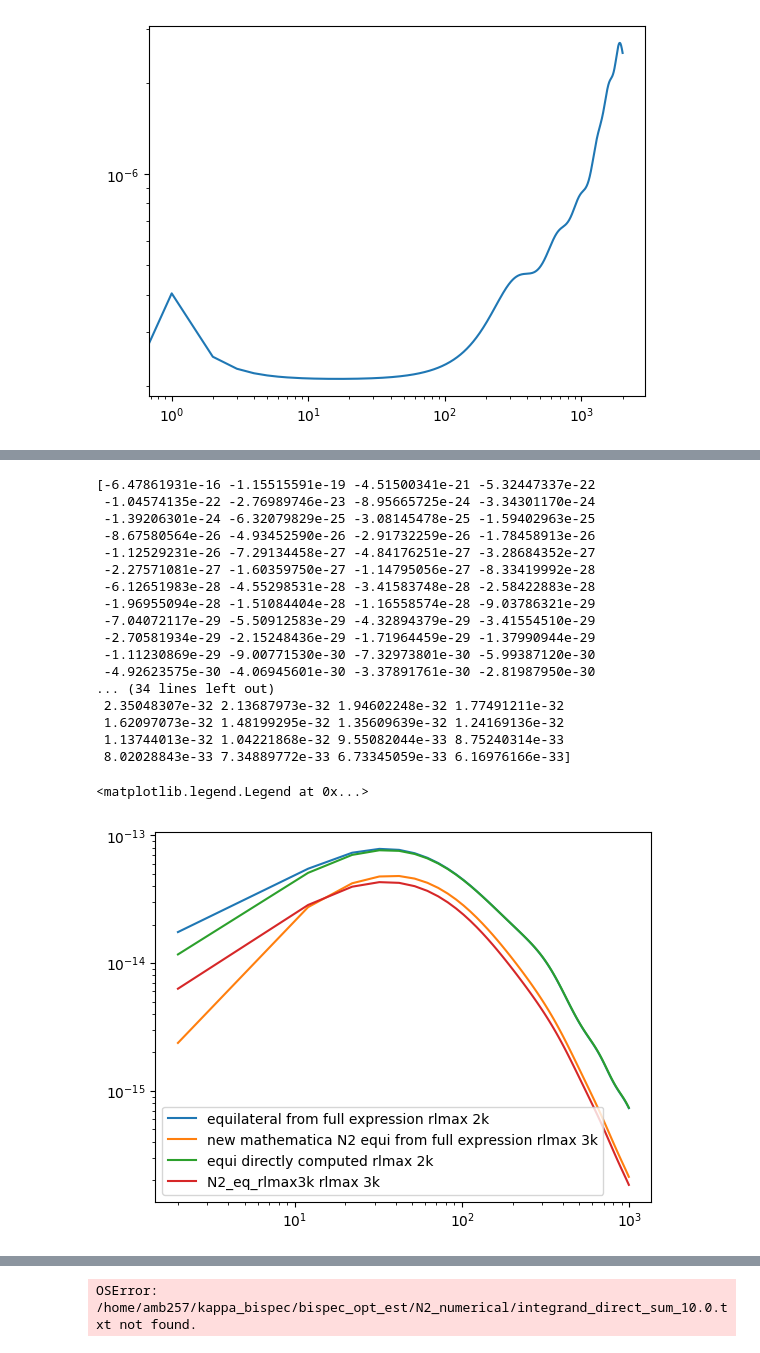
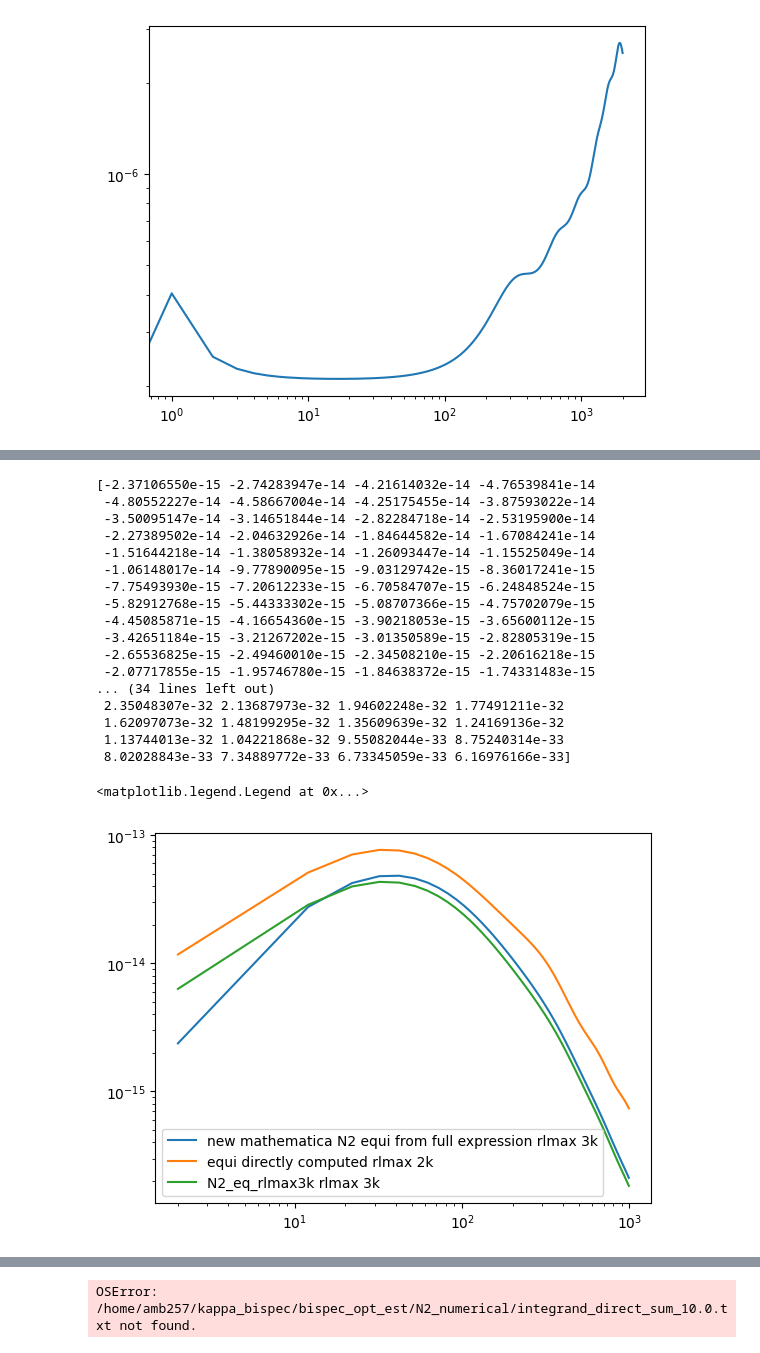
Before and after one commit to aleksandrbowkis/bispec_opt_est, a Jupyter notebook: N2_numerical/N2_tests.ipynb, the cells around one changed output, grey strips where cells are left out. Saved outputs shown, nothing was run; the diff lists cells and outputs as text; code cells hidden in the pictures.

```diff
--- a/N2_numerical/N2_tests.ipynb
+++ b/N2_numerical/N2_tests.ipynb
@@ -149,34 +151,32 @@ plt.legend()
 # %%
 # Here we test the full integral which will be used for understanding binning effects and compute it for the equilateral configuration and compare to existing calculation
 
-L_test, N2_equi_full_test = np.loadtxt('/home/amb257/kappa_bispec/bispec_opt_est/N2_numerical/Binning_effects/full_int_equi_test.txt')
-L_newmath_full, N2_equi_newmath_full = np.loadtxt('/home/amb257/kappa_bispec/bispec_opt_est/N2_numerical/Binning_effects/test_outputs/equilN2_from_full_int.txt')
+L_equi_from_full, N2_equi_full = np.loadtxt('/home/amb257/kappa_bispec/bispec_opt_est/N2_numerical/Binning_effects/outputs/equilN2_from_full_int.txt')
 print(N2_equi_full_test)
 print(testquad)
-plt.loglog(L_test, -1/8*(L_test*(L_test+1))**3 * N2_equi_full_test, label = 'equilateral from full expression rlmax 2k')
-plt.loglog(L_newmath_full, -1*N2_equi_newmath_full, label = 'new mathematica N2 equi from full expression rlmax 3k')
+plt.loglog(L_equi_from_full, -1*N2_equi_full, label = 'new mathematica N2 equi from full expression rlmax 3k')
 plt.loglog(LensingL, 1/8*(LensingL*(LensingL+1))**3 * testquad, label='equi directly computed rlmax 2k')
 plt.loglog(L_eq_rlmax3k, L_r3k_fac*N2_eq_rlmax3k, label='N2_eq_rlmax3k rlmax 3k')
 plt.legend()
 # %% [output]
-[-6.47861931e-16 -1.15515591e-19 -4.51500341e-21 -5.32447337e-22
- -1.04574135e-22 -2.76989746e-23 -8.95665725e-24 -3.34301170e-24
- -1.39206301e-24 -6.32079829e-25 -3.08145478e-25 -1.59402963e-25
- -8.67580564e-26 -4.93452590e-26 -2.91732259e-26 -1.78458913e-26
- -1.12529231e-26 -7.29134458e-27 -4.84176251e-27 -3.28684352e-27
- -2.27571081e-27 -1.60359750e-27 -1.14795056e-27 -8.33419992e-28
- -6.12651983e-28 -4.55298531e-28 -3.41583748e-28 -2.58422883e-28
- -1.96955094e-28 -1.51084404e-28 -1.16558574e-28 -9.03786321e-29
- -7.04072117e-29 -5.50912583e-29 -4.32894379e-29 -3.41554510e-29
- -2.70581934e-29 -2.15248436e-29 -1.71964459e-29 -1.37990944e-29
- -1.11230869e-29 -9.00771530e-30 -7.32973801e-30 -5.99387120e-30
- -4.92623575e-30 -4.06945601e-30 -3.37891761e-30 -2.81987950e-30
+[-2.37106550e-15 -2.74283947e-14 -4.21614032e-14 -4.76539841e-14
+ -4.80552227e-14 -4.58667004e-14 -4.25175455e-14 -3.87593022e-14
+ -3.50095147e-14 -3.14651844e-14 -2.82284718e-14 -2.53195900e-14
+ -2.27389502e-14 -2.04632926e-14 -1.84644582e-14 -1.67084241e-14
+ -1.51644218e-14 -1.38058932e-14 -1.26093447e-14 -1.15525049e-14
+ -1.06148017e-14 -9.77890095e-15 -9.03129742e-15 -8.36017241e-15
+ -7.75493930e-15 -7.20612233e-15 -6.70584707e-15 -6.24848524e-15
+ -5.82912768e-15 -5.44333302e-15 -5.08707366e-15 -4.75702079e-15
+ -4.45085871e-15 -4.16654360e-15 -3.90218053e-15 -3.65600112e-15
+ -3.42651184e-15 -3.21267202e-15 -3.01350589e-15 -2.82805319e-15
+ -2.65536825e-15 -2.49460010e-15 -2.34508210e-15 -2.20616218e-15
+ -2.07717855e-15 -1.95746780e-15 -1.84638372e-15 -1.74331483e-15
 ... (34 lines left out)
  2.35048307e-32 2.13687973e-32 1.94602248e-32 1.77491211e-32
  1.62097073e-32 1.48199295e-32 1.35609639e-32 1.24169136e-32
  1.13744013e-32 1.04221868e-32 9.55082044e-33 8.75240314e-33
  8.02028843e-33 7.34889772e-33 6.73345059e-33 6.16976166e-33]
 <matplotlib.legend.Legend at 0x...>
-[figure, old version]
+[figure, new version]
 # %%
 # test full expression for folded configuration note the full_N2_series_integral.py script computes this for KAPPA
```
Also changed, not shown: parts of 3 cells of this notebook, 26 other files.
